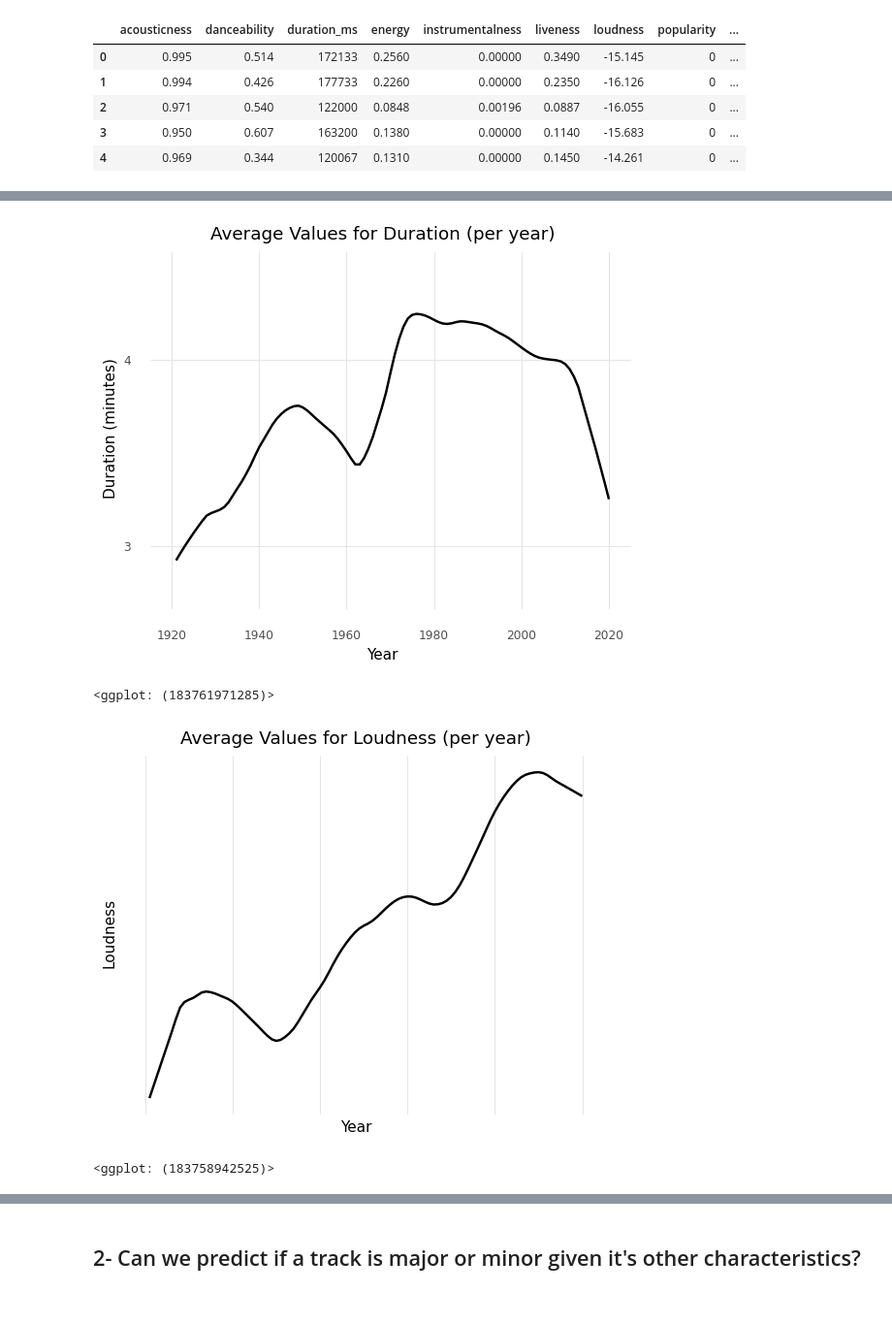
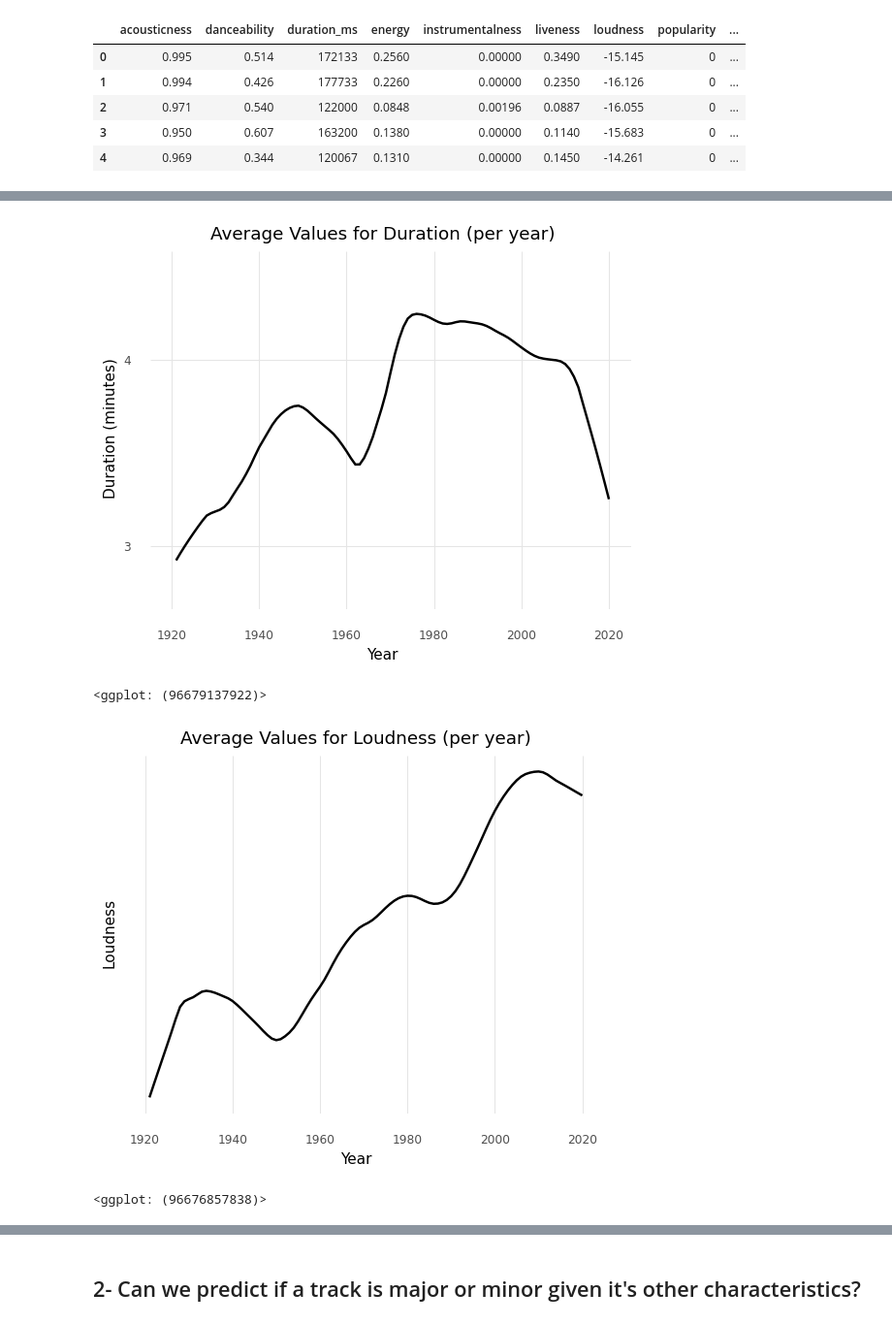
Before and after one commit to danshaub/CPSC392-Final-Project, a Jupyter notebook: Notebooks/Dan-FP.ipynb, the cells around one changed output, grey strips where cells are left out. Shown: that part at 97% size. Cells and saved outputs as stored; diff of their text form; code cells hidden in the pictures.

Commit message:
Added data visualizations for question 1

```diff
--- a/Notebooks/Dan-FP.ipynb
+++ b/Notebooks/Dan-FP.ipynb
@@ -139,7 +139,7 @@ for i in range (1921, 2021):
     percent_explicit = num_explicit / yrDF.shape[0]
 
     # Add each year/explicit pair to the explicit_distro_1 DF
-    for j in range (0, 2):
+    for j in range (0, 1):
         explicit_distro_1 = explicit_distro_1.append(pd.DataFrame({"year":[i],
                                                            "explicit": [j],
                                                            "number": [num_explicit[j]],
@@ -208,16 +208,16 @@ data_agg_1["duration_min"] = data_agg_1["duration_ms"].div(60000)
 )
 # %% [output]
 [figure]
-<ggplot: (183761971285)>
+<ggplot: (96679137922)>
 # %%
 (ggplot(data_agg_1)
  + geom_smooth(aes(x = "yr_num", y = "loudness"), span=.15, se=False)
  + scale_x_continuous(limits=(1920,2020), breaks = range(1920,2021,20))
  + theme_minimal()
- + theme(panel_grid_minor=element_blank(), panel_grid_major_y=element_blank(), axis_text=element_blank())
+ + theme(panel_grid_minor=element_blank(), panel_grid_major_y=element_blank(), axis_text_y=element_blank())
  + ggtitle("Average Values for Loudness (per year)")
  + labs(x="Year", y="Loudness")
 )
 # %% [output]
-[figure, old version]
+[figure, new version]
-<ggplot: (183758942525)>
+<ggplot: (96676857838)>
```
Also changed, not shown: parts of 14 cells of this notebook, 1 other file.
